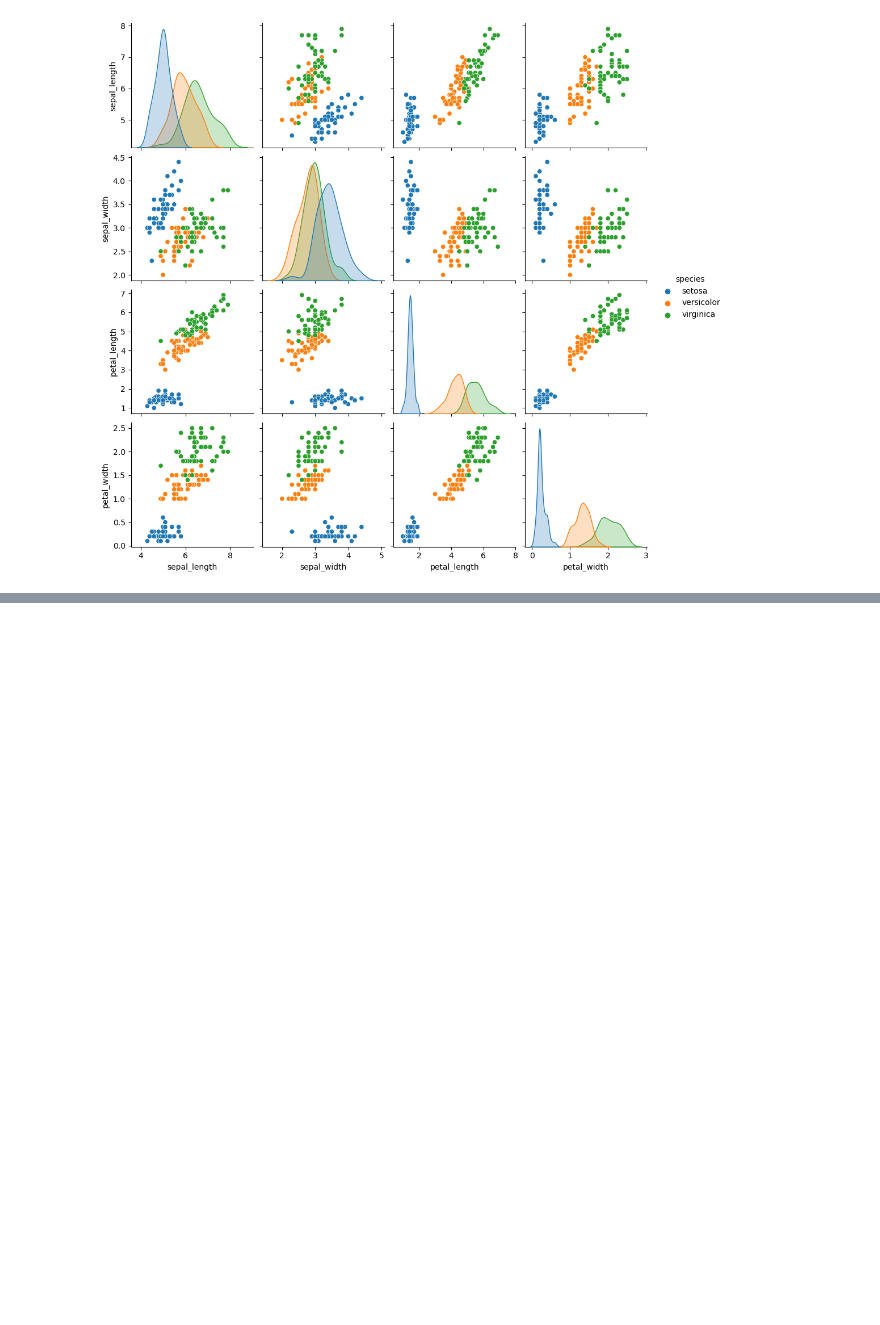
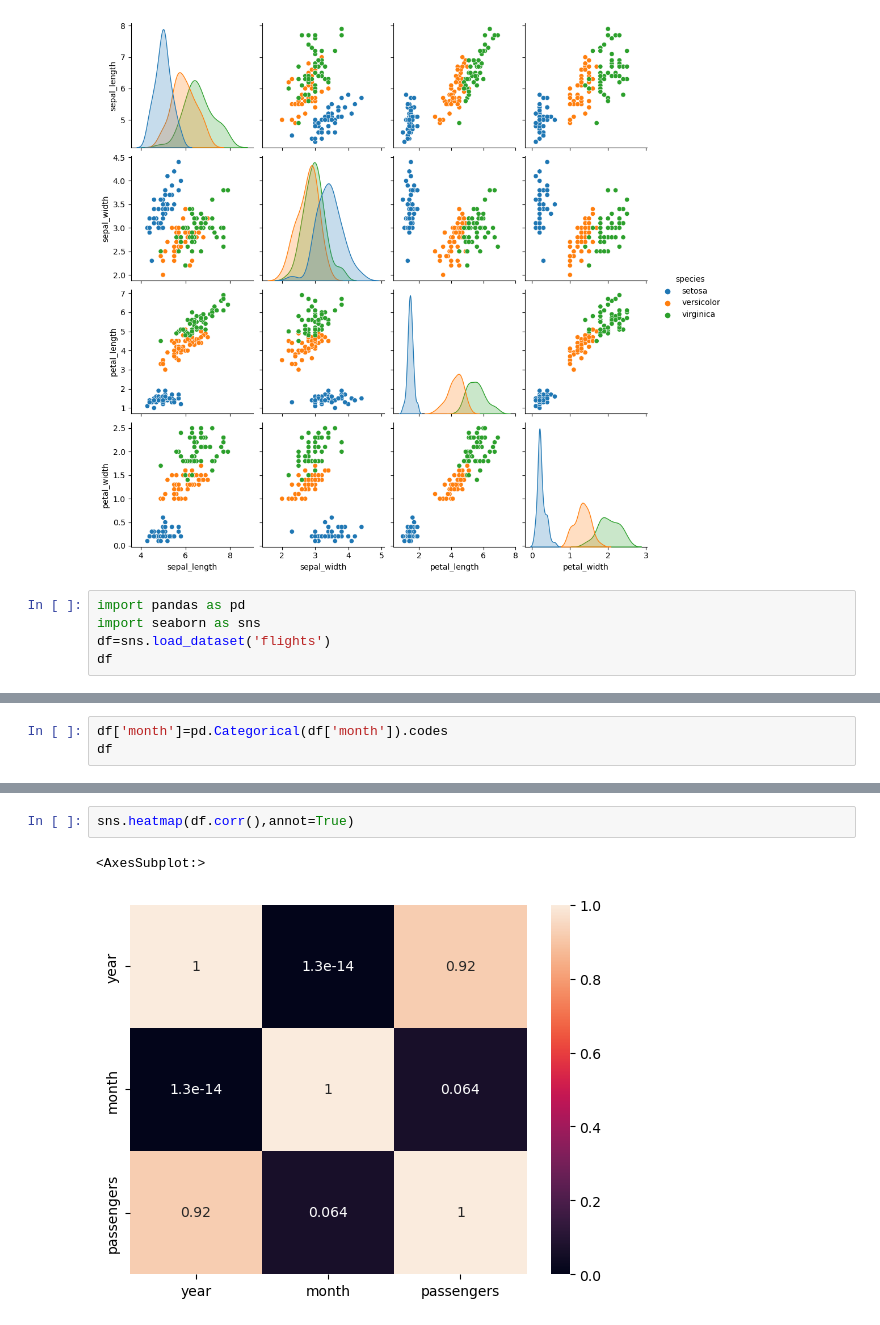
Before and after one commit to sandeep0494/seaborn, a Jupyter notebook: Seaborn.ipynb, the cells around one changed output, grey strips where cells are left out. Saved outputs shown, nothing was run; the diff lists cells and outputs as text; blank space fills up the shorter version.

```diff
--- a/Seaborn.ipynb
+++ b/Seaborn.ipynb
@@ -70,3 +70,8 @@ sns.pairplot(iris,hue="species")
 # %% [output]
 <seaborn.axisgrid.PairGrid at 0x...>
 [figure]
+# %%
+import pandas as pd
+import seaborn as sns
+df=sns.load_dataset('flights')
+df
@@ -72,0 +92,3 @@ sns.pairplot(iris,hue="species")
+# %%
+df['month']=pd.Categorical(df['month']).codes
+df
@@ -72,0 +109,5 @@ sns.pairplot(iris,hue="species")
+# %%
+sns.heatmap(df.corr(),annot=True)
+# %% [output]
+<AxesSubplot:>
+[figure, added]
```
Also changed, not shown: parts of 2 cells of this notebook.
